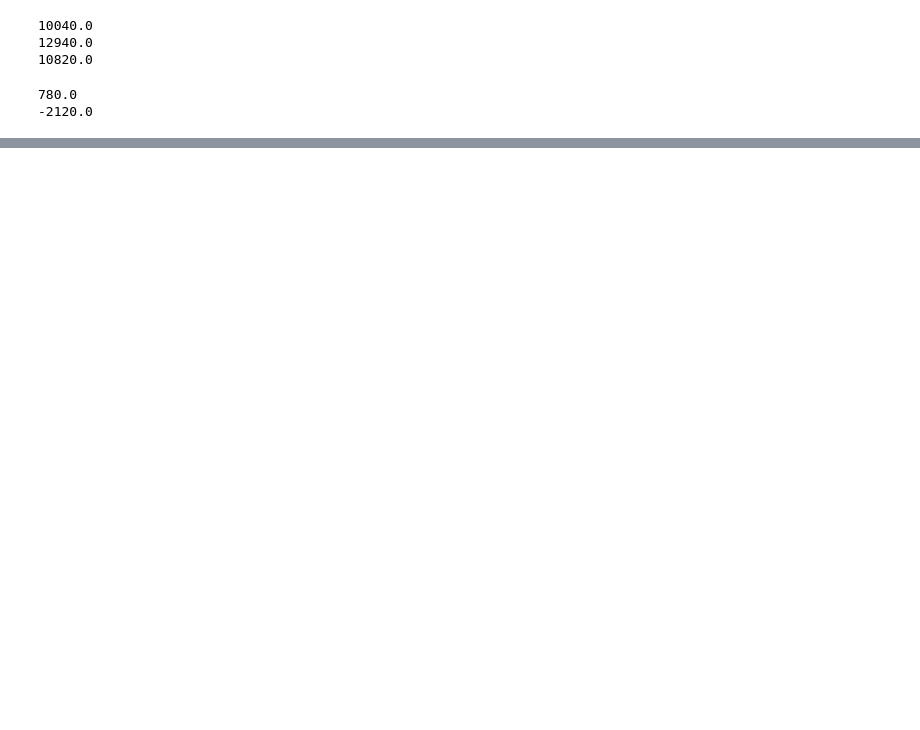
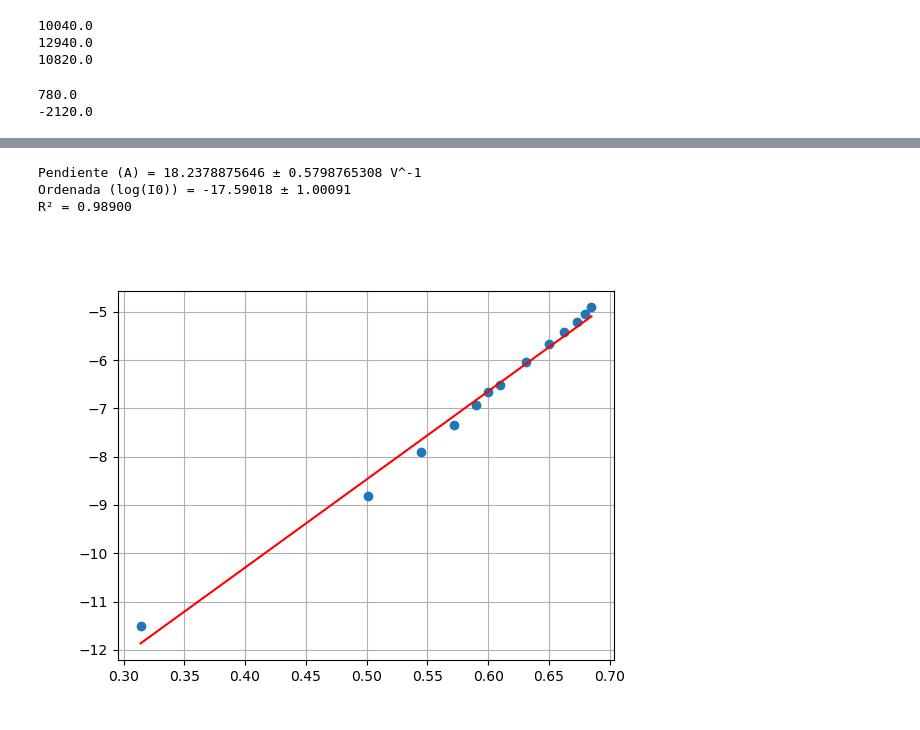
Before and after one commit to SoyXaime/Laboratorio-Fotovoltaica-, a Jupyter notebook: LabFotovoltaica.ipynb, the cells around one changed output, grey strips where cells are left out. Saved outputs shown, nothing was run; the diff lists cells and outputs as text; code cells hidden in the pictures; blank space fills up the shorter version.

```diff
--- a/LabFotovoltaica.ipynb
+++ b/LabFotovoltaica.ipynb
@@ -377,0 +485,17 @@ print(Req-12940)
+# %%
+#Ajuste linear para la parte logarítmica
+a, da, b, db, R2 = ajuste_VI(V_directa[I_Directa > 0], I_Directa_log)
+print(f"Pendiente (A) = {a:.10f} ± {da:.10f} V^-1")
+print(f"Ordenada (log(I0)) = {b:.5f} ± {db:.5f}")
+print(f"R² = {R2:.5f}")
+# %% [output]
+Pendiente (A) = 18.2378875646 ± 0.5798765308 V^-1
+Ordenada (log(I0)) = -17.59018 ± 1.00091
+R² = 0.98900
+# %%
+plt.figure()
+plt.plot(V_directa[I_Directa>0], I_Directa_log, ls="none", marker="o")
+plt.plot(V_directa[I_Directa>0], a * V_directa[I_Directa>0] + b, ls="-", marker="none", color="red", label="Ajuste lineal")
+plt.grid()
+# %% [output]
+[figure, added]
```
Also changed, not shown: parts of 17 cells of this notebook, 1 other file.
